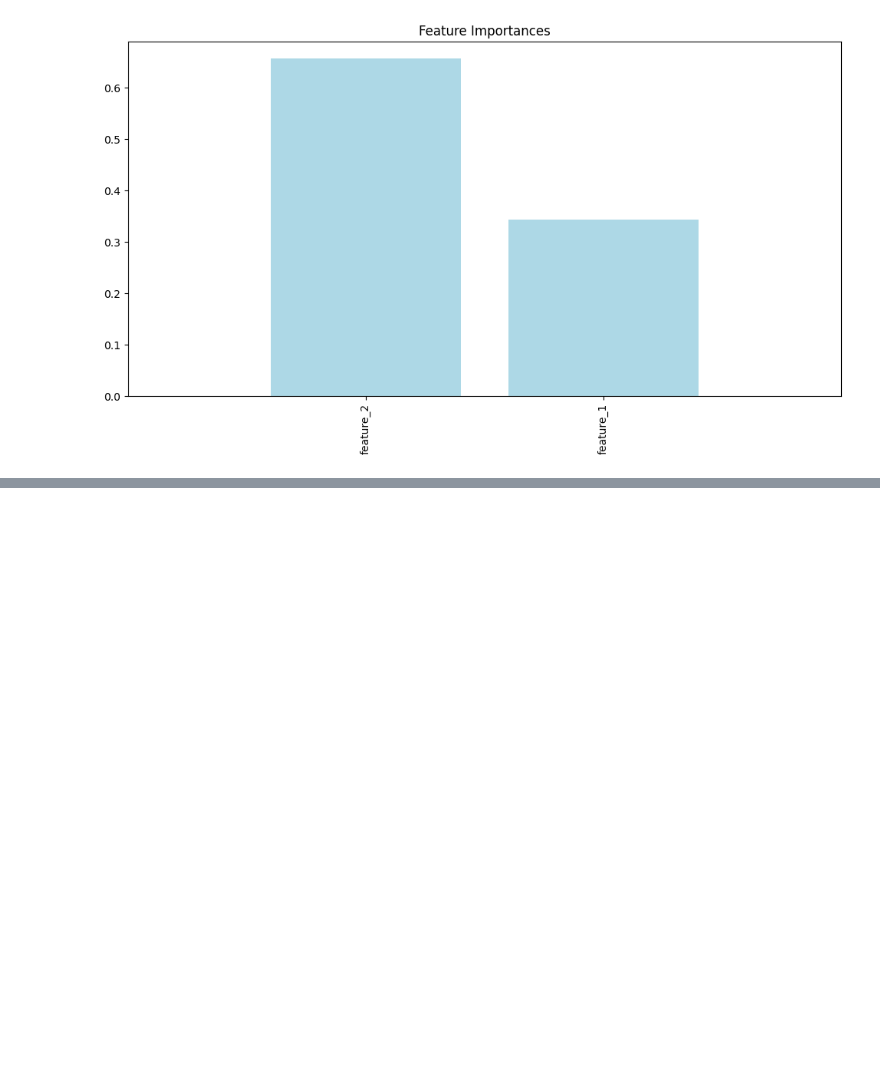
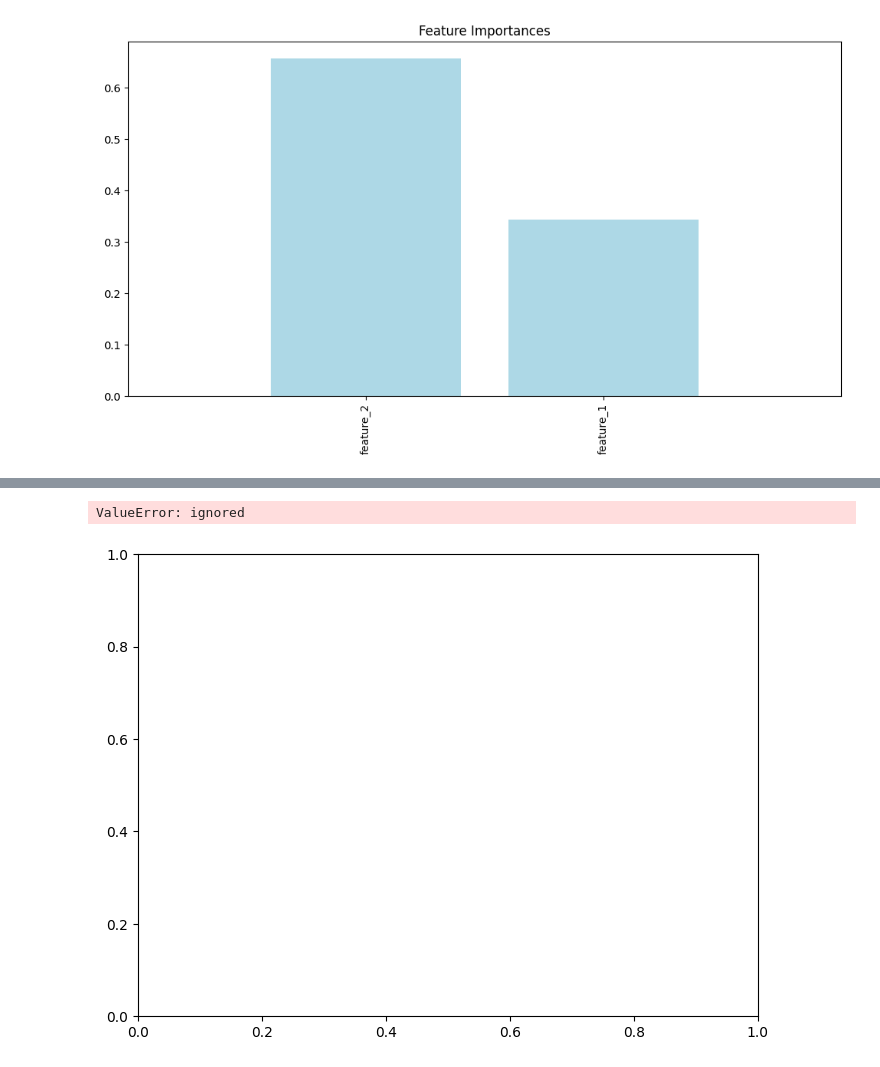
Before and after one commit to varshin99/assignment-data-challenge, a Jupyter notebook: Code.ipynb, the cells around one changed output, grey strips where cells are left out. Cells and saved outputs as stored; diff of their text form; code cells hidden in the pictures; blank space fills up the shorter version.

```diff
--- a/Code.ipynb
+++ b/Code.ipynb
@@ -266 +300,16 @@ df_svm_favorable.to_csv("svm_favorable_dataset.csv", index=False)
+# %%
+# Initialize t-SNE and reduce the dimension of the expanded dataset
+tsne = TSNE(n_components=2, random_state=seed)
+X_tsne = tsne.fit_transform(X_combined_scaled)
+
+# Visualize the t-SNE-reduced data
+plt.figure(figsize=(8, 6))
+plt.scatter(X_tsne[:, 0], X_tsne[:, 1], c=y, cmap=plt.cm.Spectral, edgecolors='k')
+plt.title("t-SNE Visualization of Expanded Data")
+plt.xlabel("t-SNE Feature 1")
+plt.ylabel("t-SNE Feature 2")
+plt.show()
+# %% [output]
+ValueError: ignored
+[figure, added]
 # %%
```
Also changed, not shown: parts of 15 cells of this notebook.
